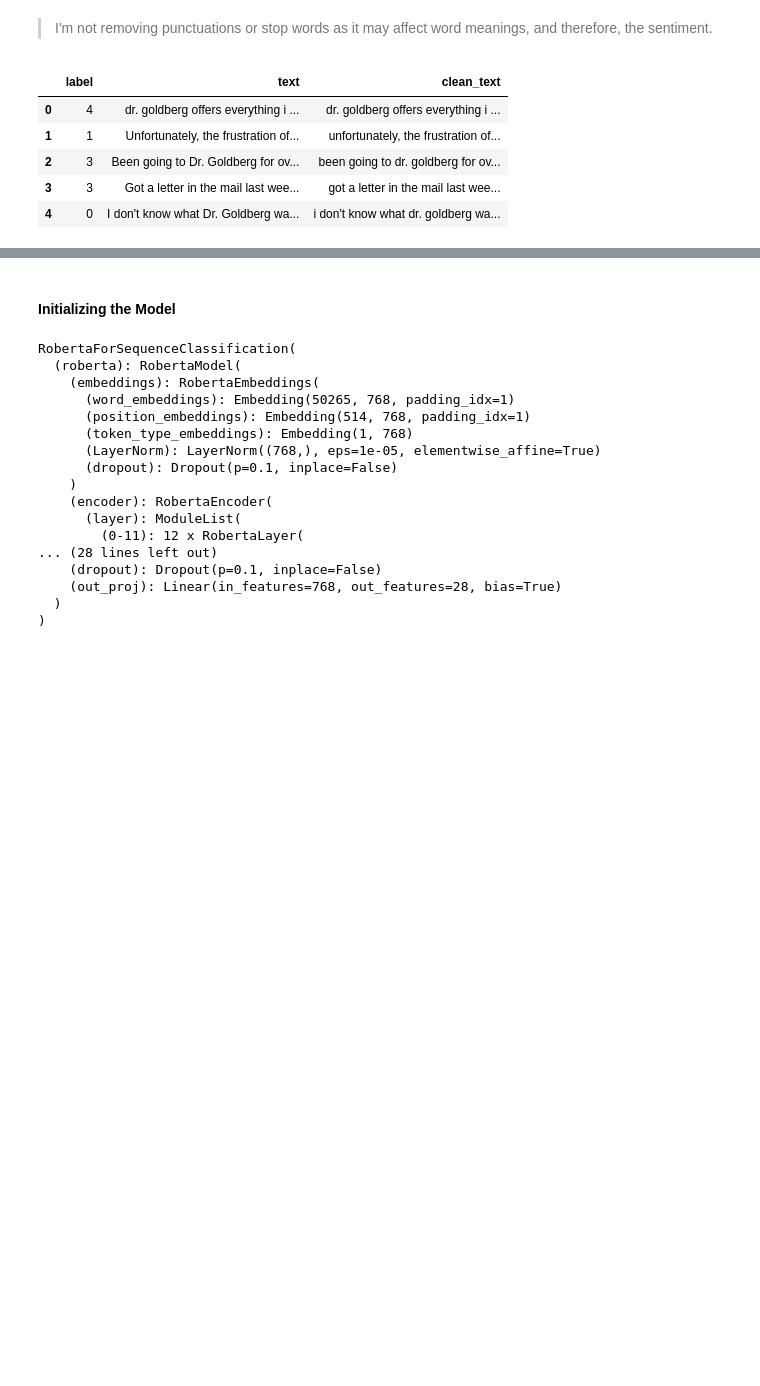
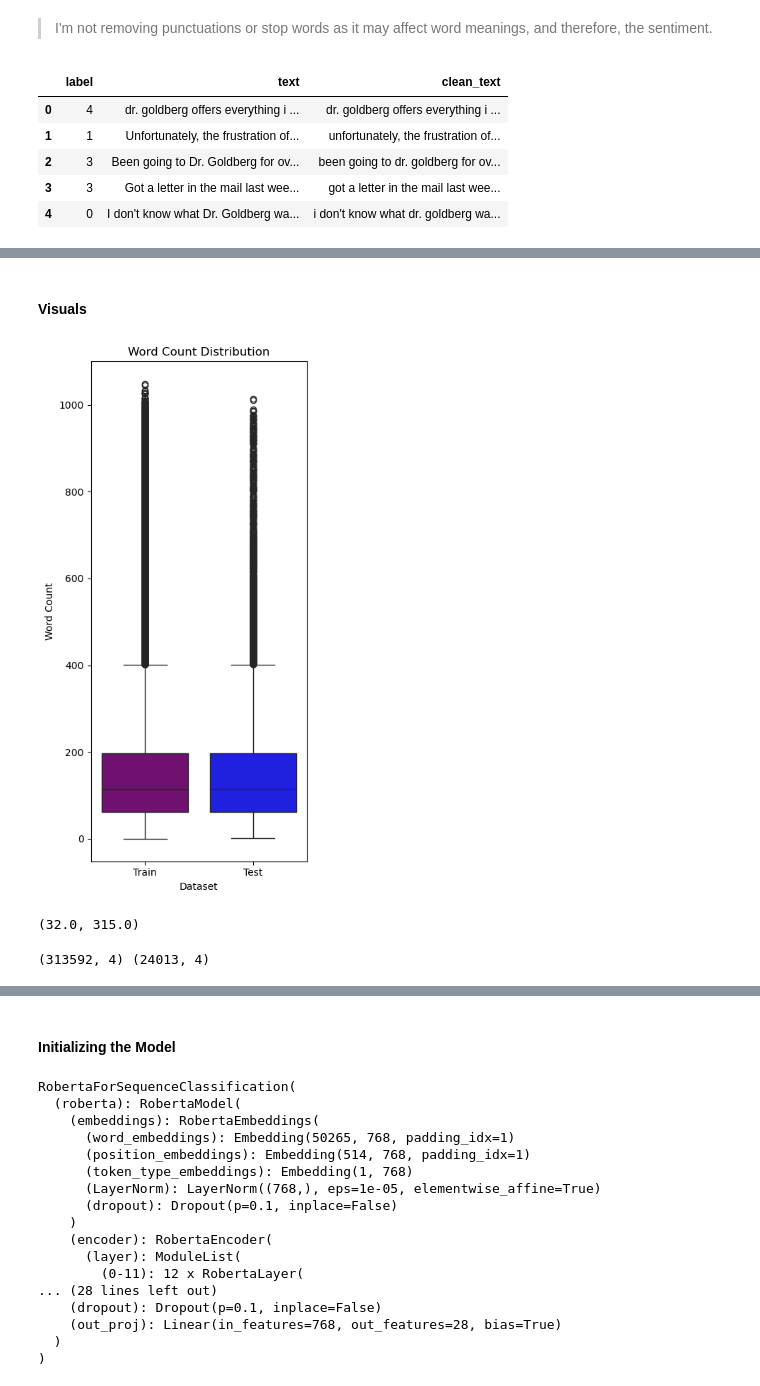
Before and after one commit to kangelamw/LLM-Project-DS, a Jupyter notebook: notebooks/1-preprocessing.ipynb, the cells around one changed output, grey strips where cells are left out. Saved outputs shown, nothing was run; the diff lists cells and outputs as text; code cells hidden in the pictures; blank space fills up the shorter version.

```diff
--- a/notebooks/1-preprocessing.ipynb
+++ b/notebooks/1-preprocessing.ipynb
@@ -209,0 +184,6 @@ Name: count, dtype: int64
+# %%
+# Map labels as 1-5
+train['label'] = train['label'].map({0:1, 1:2, 2:3, 3:4, 4:5})
+test['label'] = test['label'].map({0:1, 1:2, 2:3, 3:4, 4:5})
+
+train['label'].isnull().sum(), test['label'].isnull().sum()
@@ -209,0 +212,8 @@ Name: count, dtype: int64
+# %%
+# Drop labels 4 and 5 to focus on negative reviews
+train = train[train['label'] < 4]
+test = test[test['label'] < 4]
+
+# Check class distribution
+print(train['label'].value_counts(normalize=True),'\n')
+print(test['label'].value_counts(normalize=True))
@@ -209,0 +232,6 @@ Name: count, dtype: int64
+# %%
+# Create column for length of review by word count
+train['word_count'] = train['clean_text'].apply(lambda x: len(x.split()))
+test['word_count'] = test['clean_text'].apply(lambda x: len(x.split()))
+
+train['word_count'].describe(), test['word_count'].describe()
@@ -209,0 +257,40 @@ Name: count, dtype: int64
+# %% [markdown]
+#### Visuals
+# %%
+# Word count outliers - Train and test in one plot
+plt.figure(figsize=(4, 8))
+
+# Create a DataFrame to use with seaborn's boxplot
+combined_data = pd.DataFrame({
+    'Word Count': pd.concat([train['word_count'], test['word_count']]),
+    'Dataset': ['Train'] * len(train) + ['Test'] * len(test)
+})
+
+# Create boxplot with dataset on x-axis
+sns.boxplot(x='Dataset',
+            y='Word Count',
+            hue='Dataset',
+            data=combined_data,
+            palette={'Train': 'purple', 'Test': 'blue'},
+            legend=False)
+
+plt.title('Word Count Distribution')
+plt.ylabel('Word Count')
+plt.tight_layout()
+
+plt.show()
+# %% [output]
+[figure, added]
+# %%
+# Max word count is 10th percentile, Min is 90th percentile
+train['word_count'].quantile(0.1), train['word_count'].quantile(0.9)
+# %% [output]
+(32.0, 315.0)
+# %%
+# Filter out if word count is less than 10th percentile and greater than 90th percentile. Too short to be constructive enough to generate insights from.
+train = train[(train['word_count'] >= train['word_count'].quantile(0.1)) & (train['word_count'] <= train['word_count'].quantile(0.9))]
+test = test[(test['word_count'] >= test['word_count'].quantile(0.1)) & (test['word_count'] <= test['word_count'].quantile(0.9))]
+
+print(train.shape, test.shape)
+# %% [output]
+(313592, 4) (24013, 4)
```
Also changed, not shown: parts of 65 cells of this notebook, 4 other files.
